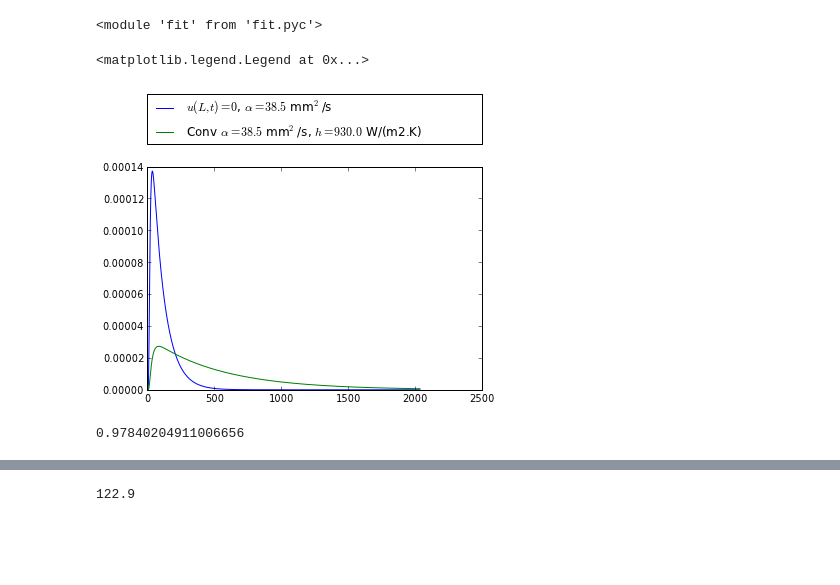
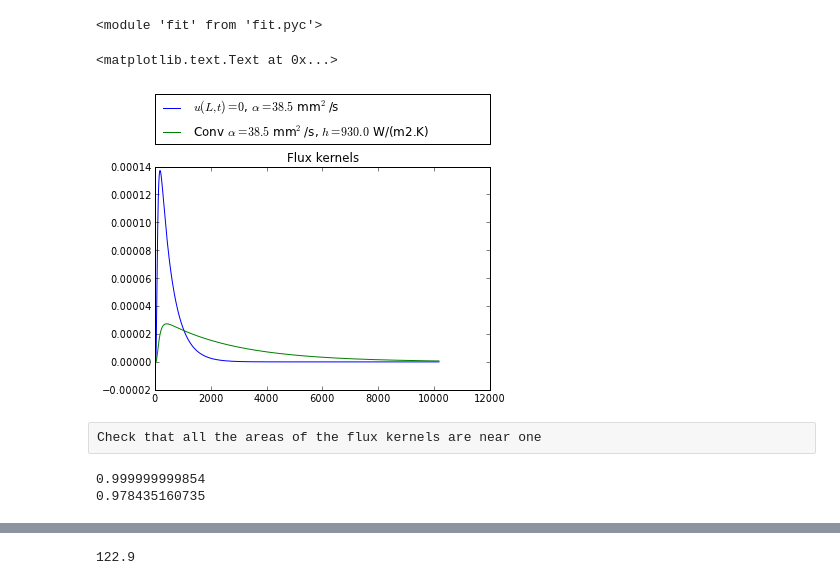
Before and after one commit to alchemyst/identification, a Jupyter notebook: Analytic solution.ipynb, the cells around one changed output, grey strips where cells are left out. Saved outputs shown, nothing was run; the diff lists cells and outputs as text; code cells hidden in the pictures; blank space fills up the shorter version.

```diff
--- a/Analytic solution.ipynb
+++ b/Analytic solution.ipynb
@@ -7,7 +7,7 @@ import os
 # %%
 filename = os.path.expanduser('~/Dropbox/Raw/Old Data Backup/Brass_65mm_ThinPad.lvm')
 
-response = fit.responsedata.fromlvm(filename, stride=50)
+response = fit.responsedata.fromlvm(filename, stride=10)
 # %%
 subplot(2, 1, 1)
 plot(response.t, response.u)
@@ -59,17 +62,22 @@ models = [fit_heat.analytic_zero(response, experiment, material),
 # %%
 for model in models:
     model.fit()
     plot(-model.fluxkernel(model.parameters)/model.k, label=model.label())
 legend(bbox_to_anchor=(0., 1.1, 1., .102), loc=3,
        ncol=1, mode="expand", borderaxespad=0.)
+title('Flux kernels')
 #ylim([-0.001, 0.001])
 # %% [output]
-<matplotlib.legend.Legend at 0x...>
+<matplotlib.text.Text at 0x...>
-[figure, old version]
+[figure, new version]
+# %% [raw]
+Check that all the areas of the flux kernels are near one
 # %%
-trapz(-model.fluxkernel(model.parameters), response.t)
+for model in models:
+    print trapz(-model.fluxkernel(), response.t)
 # %% [output]
-0.97840204911006656
+0.999999999854
+0.978435160735
 # %%
 plot(response.t, response.y, label='Experimental')
 for model in models:
```
Also changed, not shown: parts of 9 cells of this notebook.
